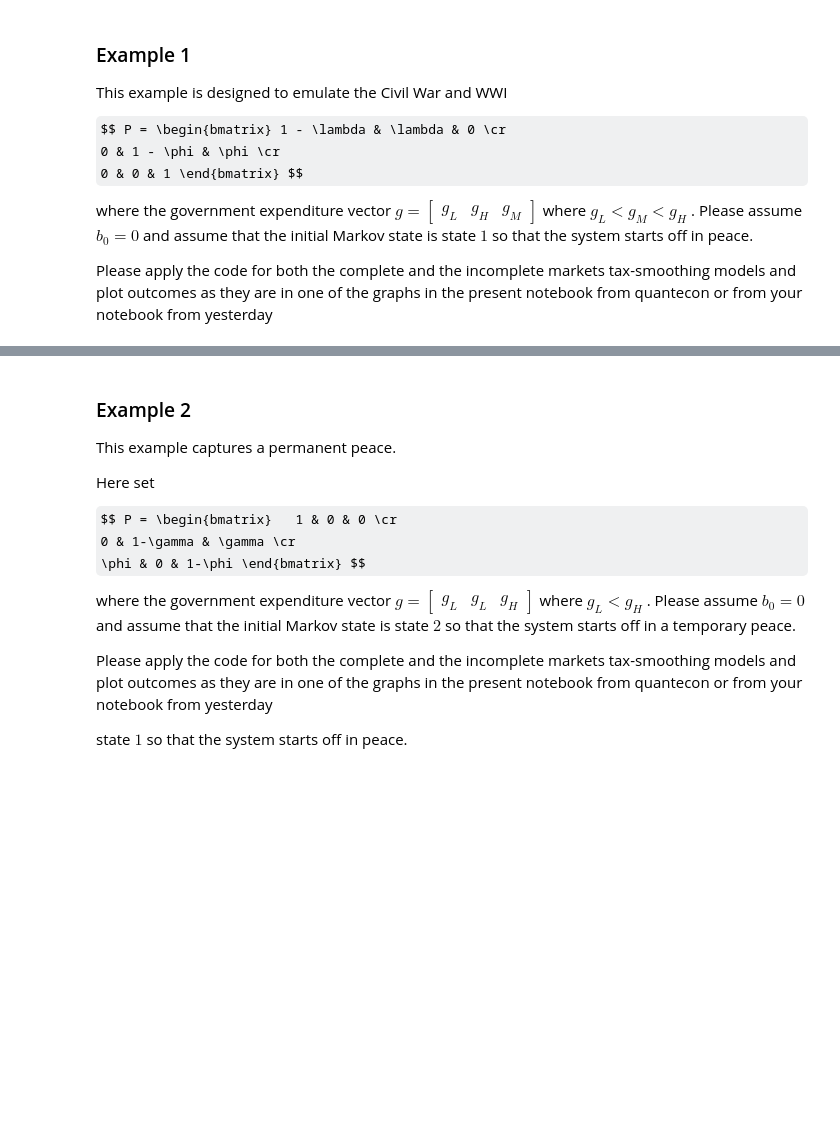
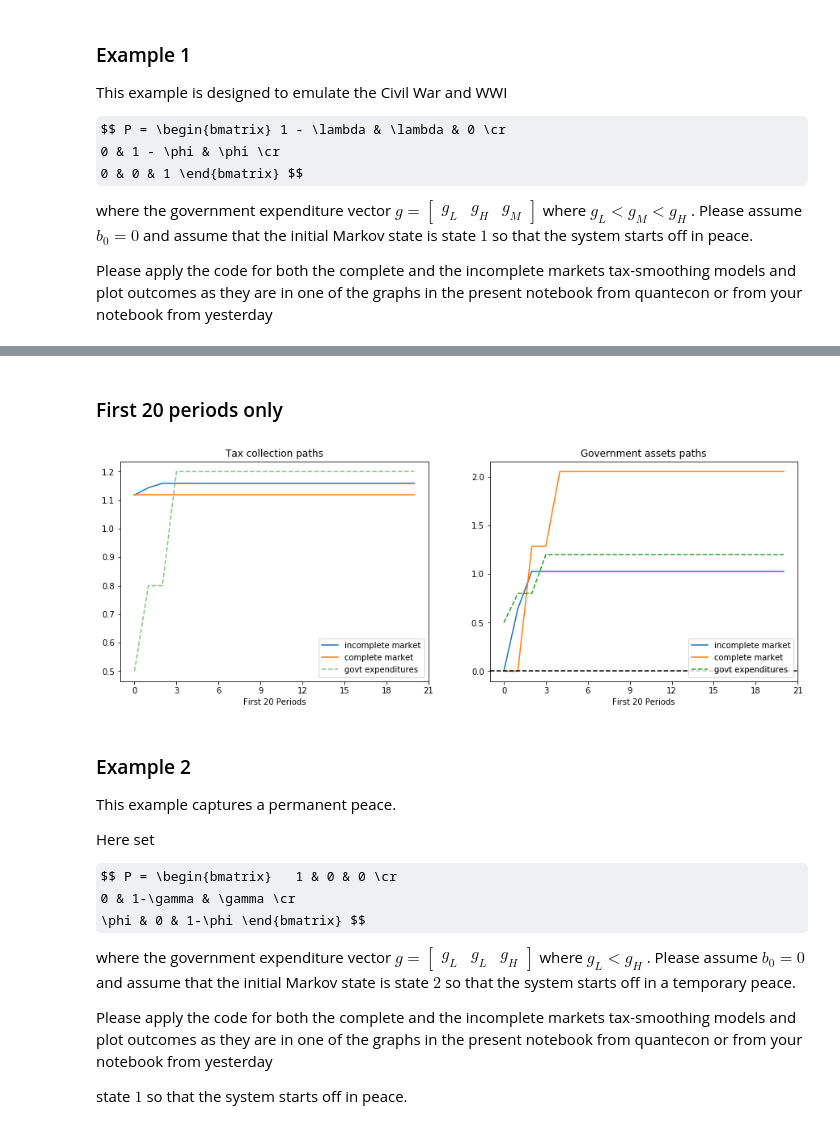
Before and after one commit to bkaplowitz/Tax-Smoothing, a Jupyter notebook: tax_smoothing_examples.ipynb, the cells around one changed output, grey strips where cells are left out. Drawn from its saved outputs; the diff is of its cells as text; code cells hidden in the pictures; some formulas as TeX source; blank space fills up the shorter version.

```diff
--- a/tax_smoothing_examples.ipynb
+++ b/tax_smoothing_examples.ipynb
@@ -200,3 +210,10 @@ ModuleNotFoundError: ignored
+# %%
+γ = .5
+λ = .5
+ϕ = .5
+G_L=.5
+G_M=.8
+G_H =1.2
 # %% [markdown]
 ### Example 1
 
@@ -216,3 +282,33 @@ yesterday
+# %% [markdown]
+### First 20 periods only
+# %%
+from matplotlib.ticker import MaxNLocator
+
+N=21
+
+
+fig, ax = plt.subplots(1, 2, figsize=(15, 5))
+ax[0].set_title('Tax collection paths')
+ax[0].plot(np.arange(N), c_path_incomplete[0:N], label='incomplete market')
+ax[0].plot(np.arange(N), c_path_complete[0:N], label='complete market')
+ax[0].plot(np.arange(N), g_path_complete[0:N], label='govt expenditures', alpha=.6, ls='--')
+ax[0].legend()
+ax[0].set_xlabel('First 20 Periods')
+ax[0].xaxis.set_major_locator(MaxNLocator(integer=True))
+
+
+ax[1].set_title('Government assets paths')
+ax[1].plot(np.arange(N), b_path_incomplete[0:N], label='incomplete market')
+ax[1].plot(np.arange(N), b_path_complete[0:N], label='complete market')
+ax[1].plot(np.arange(N), g_path_complete[0:N], label='govt expenditures', ls='--')
+ax[1].legend()
+ax[1].axhline(0, color='k', ls='--')
+ax[1].set_xlabel('First 20 Periods',)
+ax[1].xaxis.set_major_locator(MaxNLocator(integer=True))
+
+plt.show()
+# %% [output]
+[figure, added]
 # %% [markdown]
 ### Example 2
 
```
Also changed, not shown: parts of 8 cells of this notebook.
